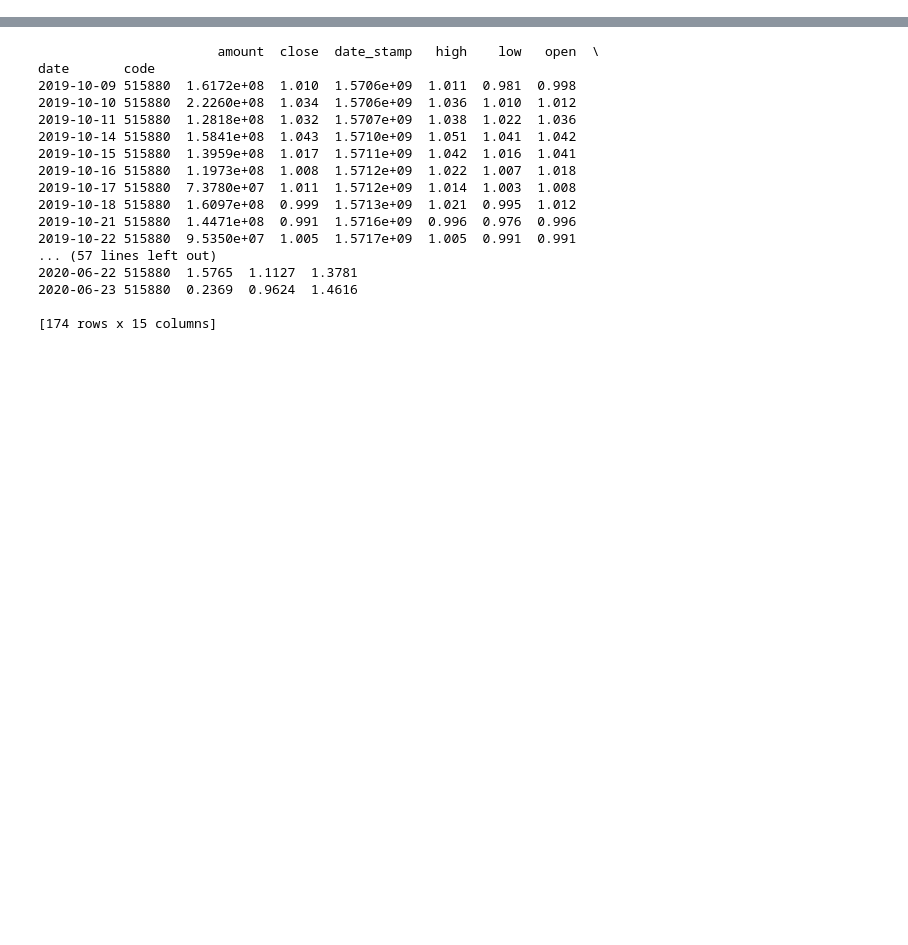
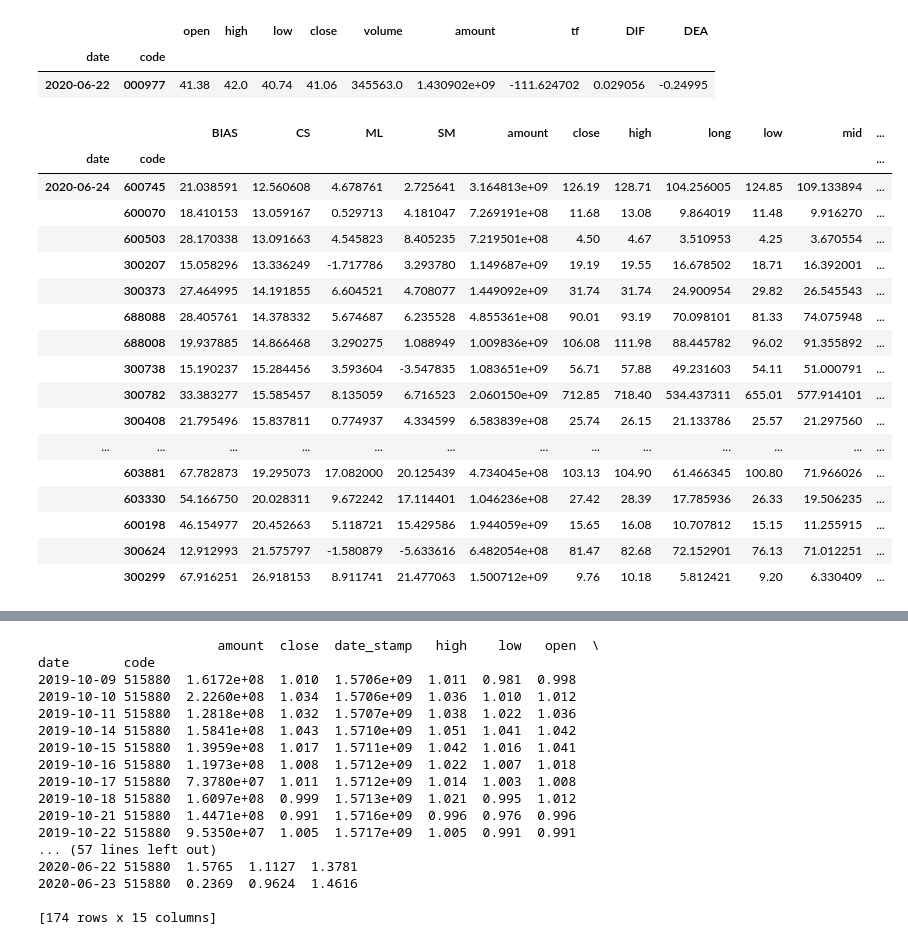
Before and after one commit to mildone/strategy, a Jupyter notebook: Untitled.ipynb, the cells around one changed output, grey strips where cells are left out. Saved outputs shown, nothing was run; the diff lists cells and outputs as text; code cells hidden in the pictures; blank space fills up the shorter version.

Commit message:
trendrank

```diff
--- a/Untitled.ipynb
+++ b/Untitled.ipynb
@@ -14,5 +28,77 @@ import datetime
 # %%
 test = QA.QA_fetch_stock_day_adv('000977','2019-01-01','2020-06-22').data
+# %%
+macd = QA.QA_indicator_MACD(test)
+test['DIF']=macd.DIF
+test['DEA']=macd.DEA
+test['tf']=(macd.DIF-macd.DEA)*100/macd.DEA
+test[-1:]
+# %% [output]
+|  |  | open | high | low | close | volume | amount | tf | DIF | DEA |
+| date | code |  |  |  |  |  |  |  |  |  |
+| 2020-06-22 | 000977 | 41.38 | 42.0 | 40.74 | 41.06 | 345563.0 | 1.430902e+09 | -111.624702 | 0.029056 | -0.24995 |
+# %%
+import re
+def TrendDivergence(day, short=20, mid=60, long=120):
+    day['long'] = QA.EMA(day.close, long)
+    day['mid'] = QA.EMA(day.close, mid)
+    day['short'] = QA.EMA(day.close, short)
+    day['BIAS'] = (day.close - day.long) * 100 / day.long
+    day['CS'] = (day.close - day.short) * 100 / day.short
+    day['SM'] = (day.short - day.mid) * 100 / day.mid
+    day['ML'] = (day.mid - day.long) * 100 / day.long
+    return day[-1:]
+def TrendRank(start = '2015-01-01'):
+    codelist3 = QA.QA_fetch_stock_block_adv().get_block('云计算').code[:]
+    codelist1 = QA.QA_fetch_stock_block_adv().get_block('华为概念').code[:]
+    codelist2 = QA.QA_fetch_stock_block_adv().get_block('5G概念').code[:]
+    # codelist4 = QA.QA_fetch_stock_block_adv().get_block('国产软件').code[:]
+    codelist2.extend(codelist3)
+    codelist2.extend(codelist1)
+    codelist = list(set(codelist2))
+
+    cur = datetime.datetime.now()
+    mon = str(cur.month)
+    day = str(cur.day)
+    if (re.match('[0-9]{1}', mon) and len(mon) == 1):
+        mon = '0' + mon
+    if (re.match('[0-9]{1}', day) and len(day) == 1):
+        day = '0' + day
+
+    et = str(cur.year) + '-' + mon + '-' + day
+    first = codelist.pop()
+    sample = QA.QA_fetch_stock_day_adv(first,start,et).data
+    sample = TrendDivergence(sample)
+    for code in codelist:
+        temp = QA.QA_fetch_stock_day_adv(code,start,et).data
+        td = TrendDivergence(temp)
+        sample = pd.concat([td, sample], axis=0, sort=True)
+    return sample
+# %%
+res = TrendRank()
+# %%
+res = res[res.index.get_level_values('date')=='2020-06-24']
+res = res.sort_values(by='CS')
+res[-20:]
+# %% [output]
+|  |  | BIAS | CS | ML | SM | amount | close | high | long | low | mid | ... |
+| date | code |  |  |  |  |  |  |  |  |  |  | ... |
+| 2020-06-24 | 600745 | 21.038591 | 12.560608 | 4.678761 | 2.725641 | 3.164813e+09 | 126.19 | 128.71 | 104.256005 | 124.85 | 109.133894 | ... |
+|  | 600070 | 18.410153 | 13.059167 | 0.529713 | 4.181047 | 7.269191e+08 | 11.68 | 13.08 | 9.864019 | 11.48 | 9.916270 | ... |
+|  | 600503 | 28.170338 | 13.091663 | 4.545823 | 8.405235 | 7.219501e+08 | 4.50 | 4.67 | 3.510953 | 4.25 | 3.670554 | ... |
+|  | 300207 | 15.058296 | 13.336249 | -1.717786 | 3.293780 | 1.149687e+09 | 19.19 | 19.55 | 16.678502 | 18.71 | 16.392001 | ... |
+|  | 300373 | 27.464995 | 14.191855 | 6.604521 | 4.708077 | 1.449092e+09 | 31.74 | 31.74 | 24.900954 | 29.82 | 26.545543 | ... |
+|  | 688088 | 28.405761 | 14.378332 | 5.674687 | 6.235528 | 4.855361e+08 | 90.01 | 93.19 | 70.098101 | 81.33 | 74.075948 | ... |
+|  | 688008 | 19.937885 | 14.866468 | 3.290275 | 1.088949 | 1.009836e+09 | 106.08 | 111.98 | 88.445782 | 96.02 | 91.355892 | ... |
+|  | 300738 | 15.190237 | 15.284456 | 3.593604 | -3.547835 | 1.083651e+09 | 56.71 | 57.88 | 49.231603 | 54.11 | 51.000791 | ... |
+|  | 300782 | 33.383277 | 15.585457 | 8.135059 | 6.716523 | 2.060150e+09 | 712.85 | 718.40 | 534.437311 | 655.01 | 577.914101 | ... |
+|  | 300408 | 21.795496 | 15.837811 | 0.774937 | 4.334599 | 6.583839e+08 | 25.74 | 26.15 | 21.133786 | 25.57 | 21.297560 | ... |
+| ... | ... | ... | ... | ... | ... | ... | ... | ... | ... | ... | ... | ... |
+|  | 603881 | 67.782873 | 19.295073 | 17.082000 | 20.125439 | 4.734045e+08 | 103.13 | 104.90 | 61.466345 | 100.80 | 71.966026 | ... |
+|  | 603330 | 54.166750 | 20.028311 | 9.672242 | 17.114401 | 1.046236e+08 | 27.42 | 28.39 | 17.785936 | 26.33 | 19.506235 | ... |
+|  | 600198 | 46.154977 | 20.452663 | 5.118721 | 15.429586 | 1.944059e+09 | 15.65 | 16.08 | 10.707812 | 15.15 | 11.255915 | ... |
+|  | 300624 | 12.912993 | 21.575797 | -1.580879 | -5.633616 | 6.482054e+08 | 81.47 | 82.68 | 72.152901 | 76.13 | 71.012251 | ... |
+|  | 300299 | 67.916251 | 26.918153 | 8.911741 | 21.477063 | 1.500712e+09 | 9.76 | 10.18 | 5.812421 | 9.20 | 6.330409 | ... |
 # %%
 def TrendFinder(sample,short=5,mid=10,long=15):
     sample['ES'] = QA.EMA(sample.close,short)
```
Also changed, not shown: parts of 4 cells of this notebook, 2 other files.
